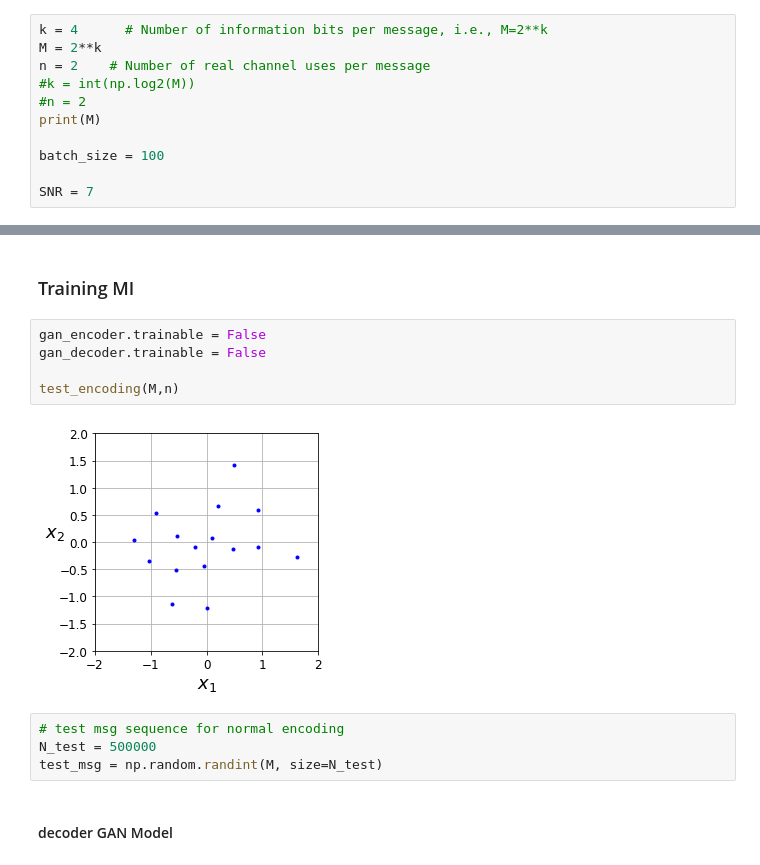
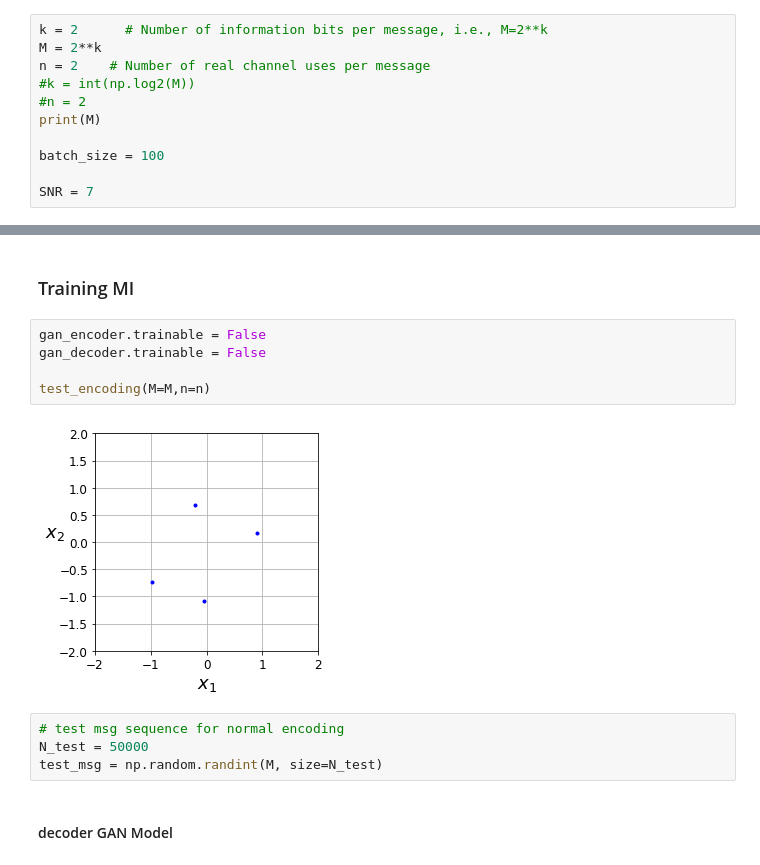
Before and after one commit to YBen1/Autoencoder_communication_system_WGAN_GP_Channel-estimation-in-process-, a Jupyter notebook: WGAN_Channel_Estimation.ipynb, the cells around one changed output, grey strips where cells are left out. Saved outputs shown, nothing was run; the diff lists cells and outputs as text.

```diff
--- a/WGAN_Channel_Estimation.ipynb
+++ b/WGAN_Channel_Estimation.ipynb
@@ -60,7 +60,7 @@ $M$ - Anzahl der unterschiedlichen Nachrichten \\
 $n$ - channel uses\\
 $N$ - Länge des Rauschvektors
 # %%
-k = 4      # Number of information bits per message, i.e., M=2**k
+k = 2      # Number of information bits per message, i.e., M=2**k
 M = 2**k
 n = 2    # Number of real channel uses per message
 #k = int(np.log2(M))
@@ -477,13 +553,13 @@ _________________________________________________________________
 # %%
 gan_encoder.trainable = False
 gan_decoder.trainable = False
 
-test_encoding(M,n)
+test_encoding(M=M,n=n)
 # %% [output]
-[figure, old version]
+[figure, new version]
 # %%
 # test msg sequence for normal encoding
-N_test = 500000
+N_test = 50000
 test_msg = np.random.randint(M, size=N_test)
 # %% [markdown]
 #### decoder GAN Model
```
Also changed, not shown: parts of 21 cells of this notebook.
